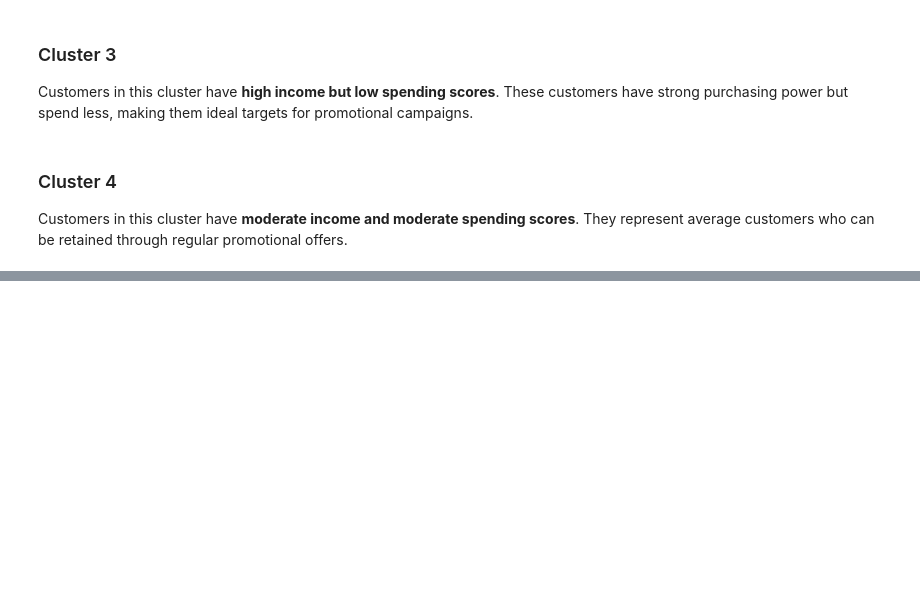
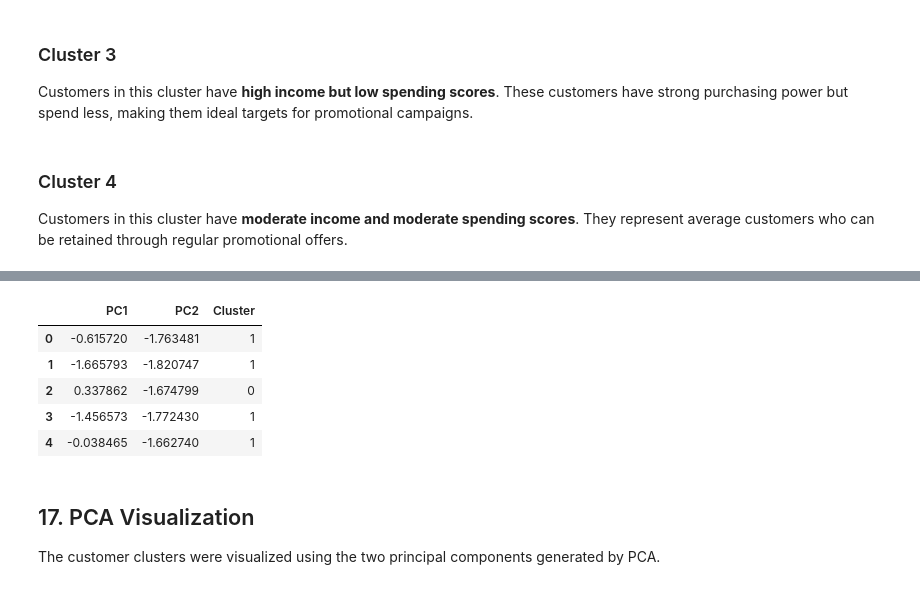
Before and after one commit to heydhwani/Assignment_5, a Jupyter notebook: notebooks/customer_segmentation.ipynb, the cells around one changed output, grey strips where cells are left out. Drawn from its saved outputs; the diff is of its cells as text; code cells hidden in the pictures; blank space fills up the shorter version.

```diff
--- a/notebooks/customer_segmentation.ipynb
+++ b/notebooks/customer_segmentation.ipynb
@@ -438,0 +443,26 @@ Customers in this cluster have **moderate income and moderate spending scores**.
+# %%
+from sklearn.decomposition import PCA
+
+pca = PCA(n_components=2)
+
+pca_features = pca.fit_transform(scaled_features)
+
+pca_df = pd.DataFrame(
+    pca_features,
+    columns=["PC1", "PC2"]
+)
+
+pca_df["Cluster"] = clusters
+
+pca_df.head()
+# %% [output]
+|  | PC1 | PC2 | Cluster |
+| 0 | -0.615720 | -1.763481 | 1 |
+| 1 | -1.665793 | -1.820747 | 1 |
+| 2 | 0.337862 | -1.674799 | 0 |
+| 3 | -1.456573 | -1.772430 | 1 |
+| 4 | -0.038465 | -1.662740 | 1 |
+# %% [markdown]
+## 17. PCA Visualization
+
+The customer clusters were visualized using the two principal components generated by PCA.
```
Also changed, not shown: parts of 2 cells of this notebook.
